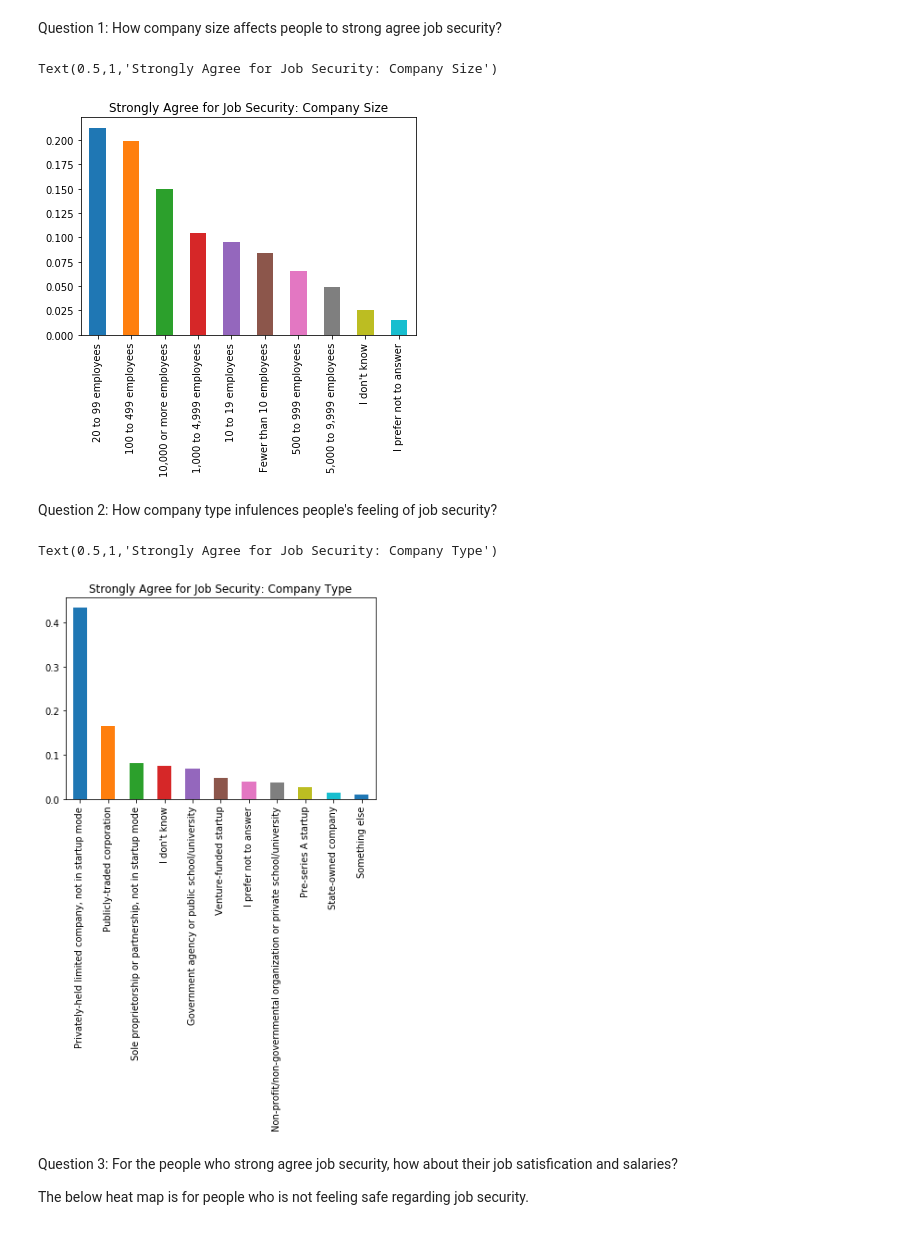
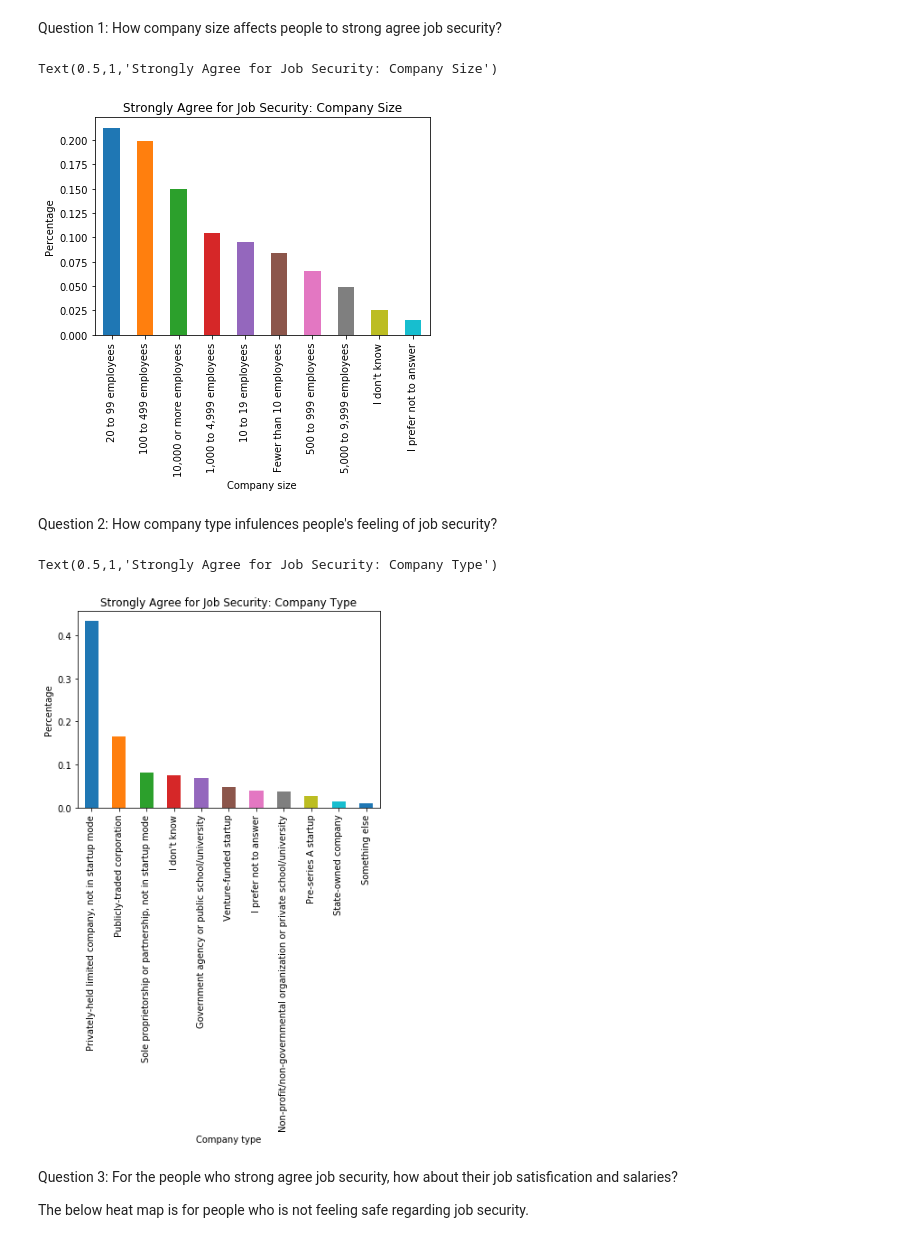
Before and after one commit to victorwu2016/p1blog, a Jupyter notebook: p1blog.ipynb, the cells around one changed output. Cells and saved outputs as stored; diff of their text form; code cells hidden in the pictures.

```diff
--- a/p1blog.ipynb
+++ b/p1blog.ipynb
@@ -32,13 +32,15 @@ Question 1: How company size affects people to strong agree job security?
 # %%
 #Drop the rows with missing CompanyType values
 company_size_df = job_security_df.dropna(subset=['CompanySize'], axis=0)
 company_size_1 = company_size_df.CompanySize.value_counts()
 
 (company_size_1/company_size_df.shape[0]).plot(kind="bar");
+plt.xlabel("Company size")
+plt.ylabel("Percentage")
 plt.title("Strongly Agree for Job Security: Company Size")
 # %% [output]
 Text(0.5,1,'Strongly Agree for Job Security: Company Size')
-[figure, old version]
+[figure, new version]
 # %% [markdown]
 Question 2: How company type infulences people's feeling of job security?
 # %%
@@ -49,10 +51,12 @@ company_type_df = job_security_df.dropna(subset=['CompanyType'], axis=0)
 company_type_1 = company_type_df.CompanyType.value_counts()
 
 (company_type_1/company_type_df.shape[0]).plot(kind="bar");
+plt.xlabel("Company type")
+plt.ylabel("Percentage")
 plt.title("Strongly Agree for Job Security: Company Type")
 # %% [output]
 Text(0.5,1,'Strongly Agree for Job Security: Company Type')
-[figure, old version]
+[figure, new version]
 # %%
 def get_heatmap(df):
     '''
```
Also changed, not shown: parts of 1 cell of this notebook, 1 other file.
